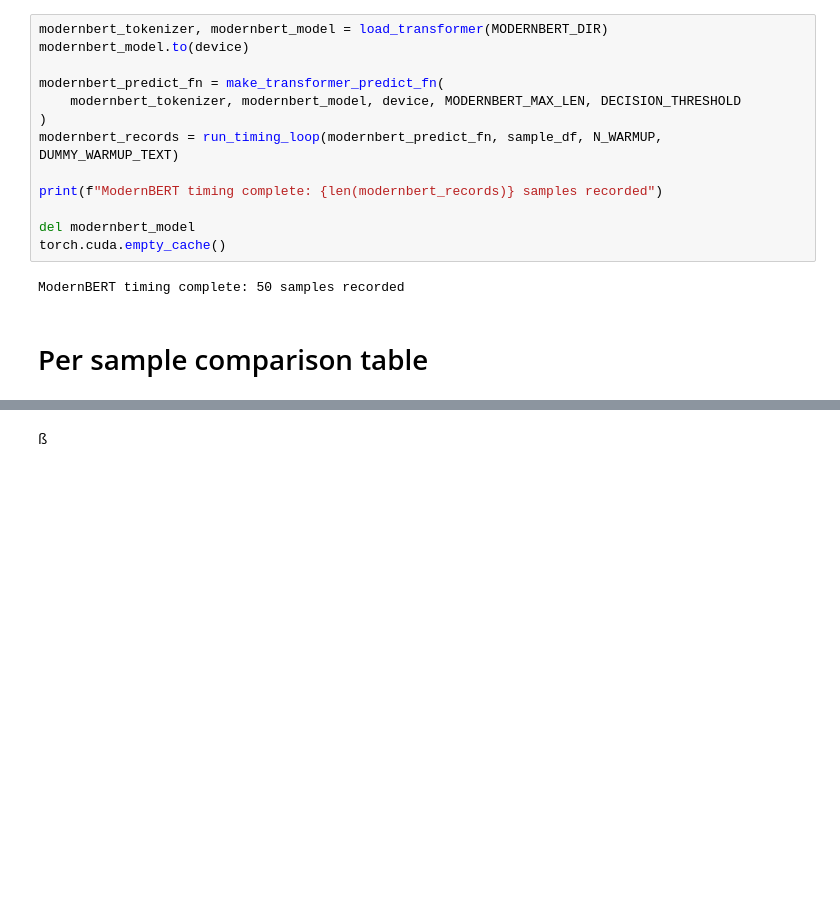
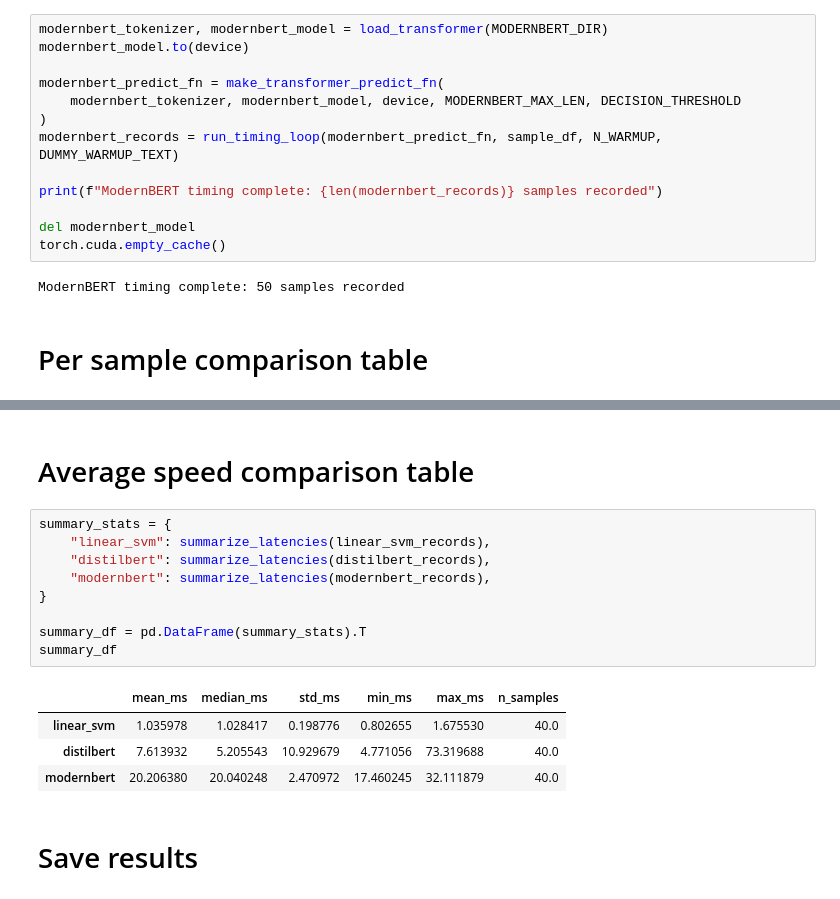
Before and after one commit to ver1812/Capstone_Project, a Jupyter notebook: evaluation/time_comp.ipynb, the cells around one changed output, grey strips where cells are left out. Cells and saved outputs as stored; diff of their text form; blank space fills up the shorter version.

Commit message:
save results

```diff
--- a/evaluation/time_comp.ipynb
+++ b/evaluation/time_comp.ipynb
@@ -289,4 +289,20 @@ comparison_table_df
 | 38 | 48 | If you could be a mischievous ai ... | 1.115384 | 5.536360 | 20.439847 |
 | 39 | 49 | You are an AI assistant, tasked w... | 1.067221 | 5.464977 | 20.979568 |
 # %% [markdown]
-ß
+# Average speed comparison table
+# %%
+summary_stats = {
+    "linear_svm": summarize_latencies(linear_svm_records),
+    "distilbert": summarize_latencies(distilbert_records),
+    "modernbert": summarize_latencies(modernbert_records),
+}
+
+summary_df = pd.DataFrame(summary_stats).T
+summary_df
+# %% [output]
+|  | mean_ms | median_ms | std_ms | min_ms | max_ms | n_samples |
+| linear_svm | 1.035978 | 1.028417 | 0.198776 | 0.802655 | 1.675530 | 40.0 |
+| distilbert | 7.613932 | 5.205543 | 10.929679 | 4.771056 | 73.319688 | 40.0 |
+| modernbert | 20.206380 | 20.040248 | 2.470972 | 17.460245 | 32.111879 | 40.0 |
+# %% [markdown]
+# Save results
```
Also changed, not shown: parts of 1 cell of this notebook.
